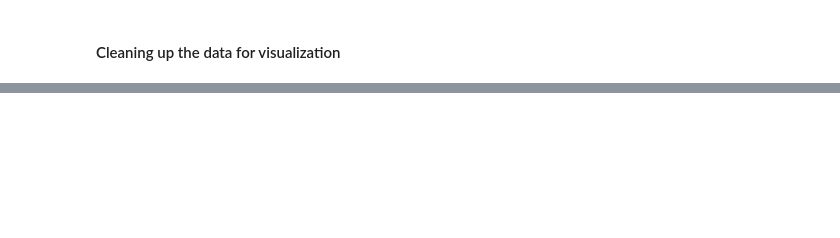
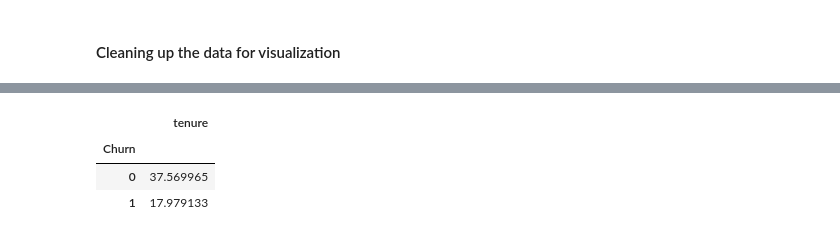
Before and after one commit to SJBales/telco-customer-churn, a Jupyter notebook: notebooks/EDA.ipynb, the cells around one changed output, grey strips where cells are left out. Cells and saved outputs as stored; diff of their text form; code cells hidden in the pictures; blank space fills up the shorter version.

```diff
--- a/notebooks/EDA.ipynb
+++ b/notebooks/EDA.ipynb
@@ -41,0 +132,7 @@ plt.show()
+# %%
+cleaned_data.loc[:, ['tenure', 'Churn']].groupby('Churn').mean()
+# %% [output]
+|  | tenure |
+| Churn |  |
+| 0 | 37.569965 |
+| 1 | 17.979133 |
```
Also changed, not shown: parts of 13 cells of this notebook.
